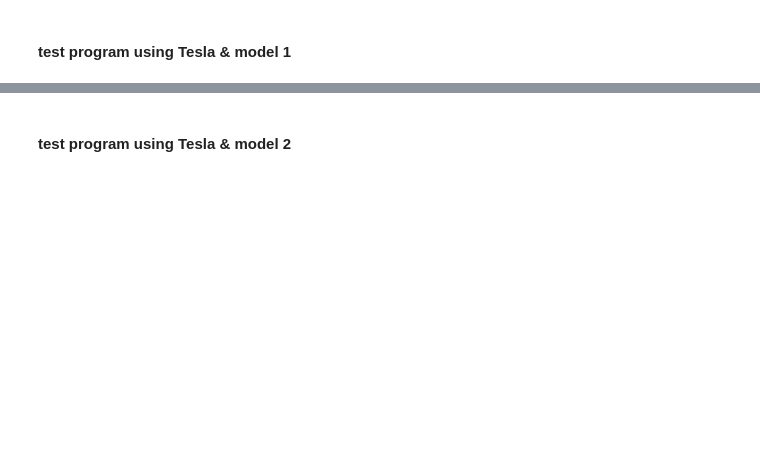
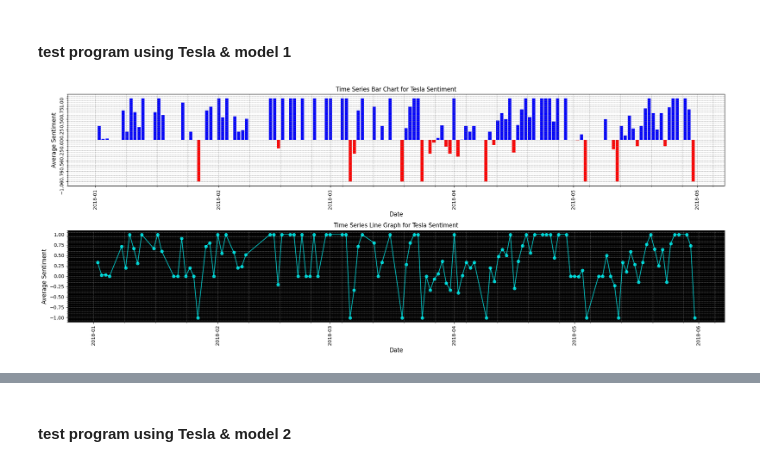
Before and after one commit to KaimiHuang/Quantifying-News-Sentiment-and-Its-Correlation-with-Stock-Price-Changes, a Jupyter notebook: main.ipynb, the cells around one changed output, grey strips where cells are left out. Cells and saved outputs as stored; diff of their text form; code cells hidden in the pictures; blank space fills up the shorter version.

```diff
--- a/main.ipynb
+++ b/main.ipynb
@@ -933,7 +972,9 @@ comp_df_3
 t_sent_df = test_3.get_comp_sentiments()
 # %%
 t = SentimentGraph('tesla',t_sent_df)
-t.get_sent_graph()
+t.get_sent_graphs()
+# %% [output]
+[figure, added]
 # %%
 t_spdf = StockPriceDataFrame('tsla')
 # %%
```
Also changed, not shown: parts of 42 cells of this notebook.
